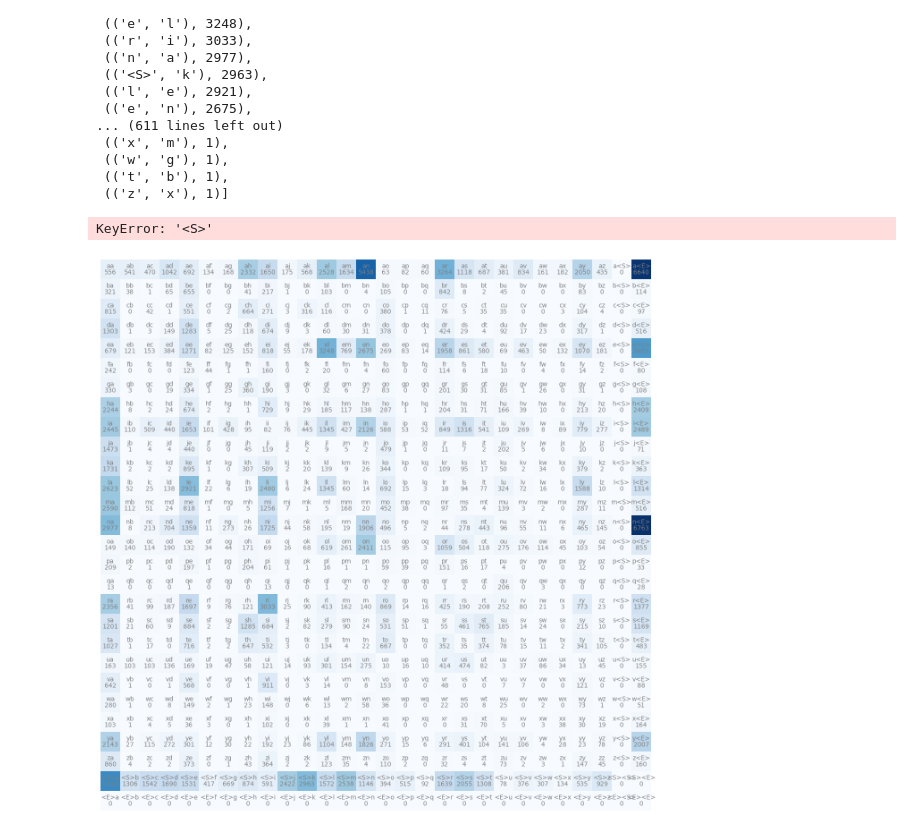
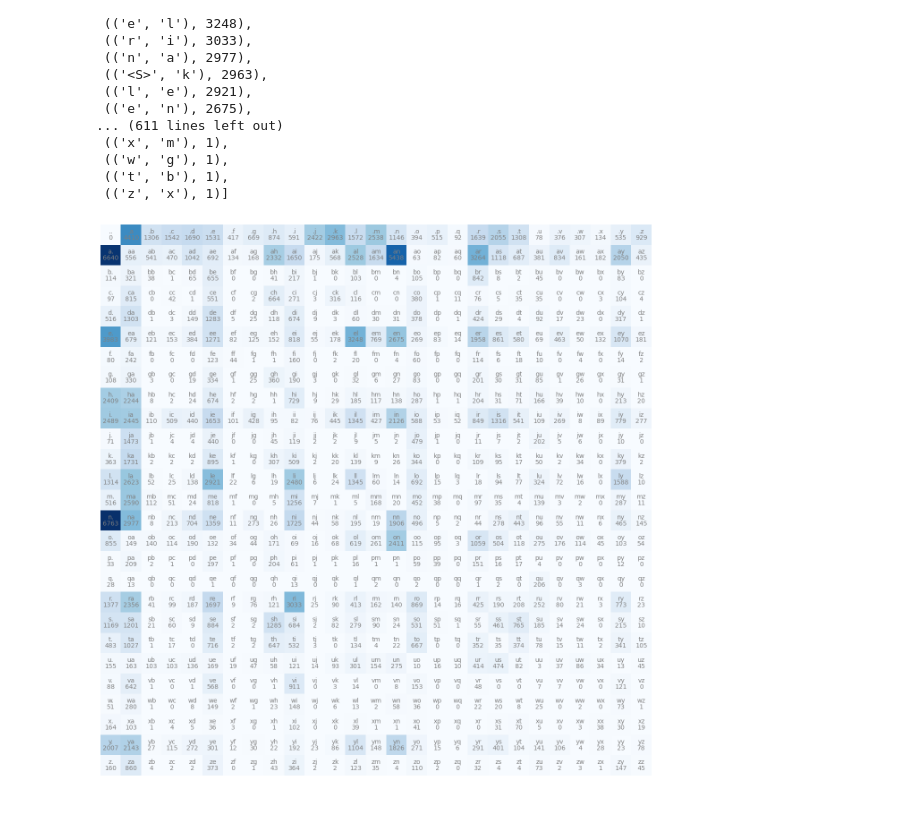
Before and after one commit to kmarufraj/Neural-Networks-Zero-to-Hero, a Jupyter notebook: Lecture - 2/build_makemore.ipynb, the cells around one changed output. Cells and saved outputs as stored; diff of their text form; code cells hidden in the pictures.

```diff
--- a/Lecture - 2/build_makemore.ipynb
+++ b/Lecture - 2/build_makemore.ipynb
@@ -96,24 +96,22 @@ stoi['.'] = 0
 itos = {i:s for s, i in stoi.items()}
 # %%
 for w in words:
-    chs = ['<S>'] + list(w) + ['<E>']
+    chs = ['.'] + list(w) + ['.']
     for ch1, ch2 in zip(chs, chs[1:]):
         ix1 = stoi[ch1] #the stoi of ch1
         ix2 = stoi[ch2] #the stoi of ch2
         N[ix1, ix2] += 1 # adds 1 to the ix1th row and ix2th column
-# %% [output]
-KeyError: '<S>'
 # %%
 import matplotlib.pyplot as plt
 %matplotlib inline
 
 plt.figure(figsize = (16,16))
 plt.imshow(N, cmap='Blues')
-for i in range(28):
-    for j in range(28):
+for i in range(27):
+    for j in range(27):
         chstr = itos[i] + itos[j]
         plt.text(j, i, chstr, ha="center", va="bottom", color='gray')
         plt.text(j, i, N[i, j].item(), ha="center", va="top", color='gray')
 plt.axis('off');
 # %% [output]
-[figure, old version]
+[figure, new version]
```
